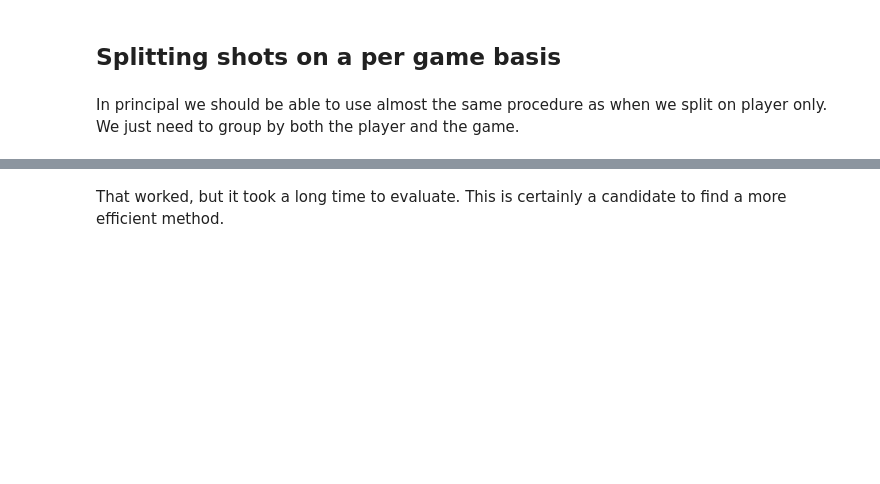
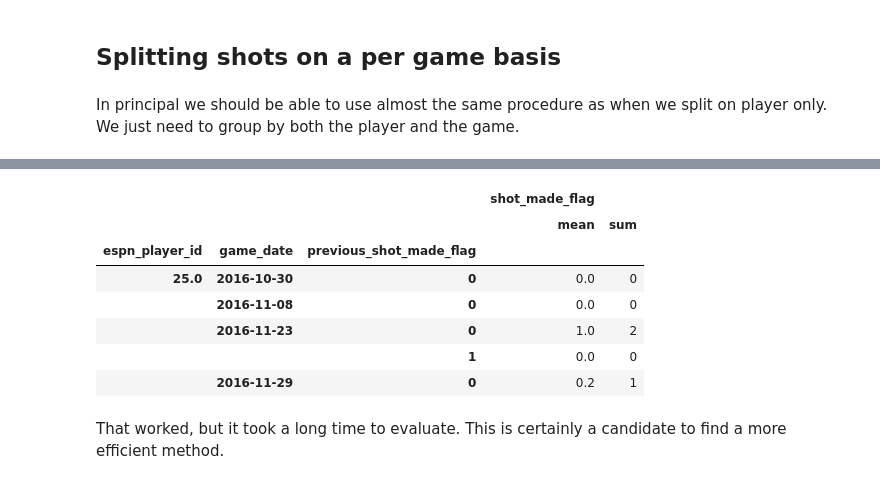
Before and after one commit to pbyrnes/hotHand, a Jupyter notebook: notebooks/hotHandEffect.ipynb, the cells around one changed output, grey strips where cells are left out. Saved outputs shown, nothing was run; the diff lists cells and outputs as text; code cells hidden in the pictures; blank space fills up the shorter version.

```diff
--- a/notebooks/hotHandEffect.ipynb
+++ b/notebooks/hotHandEffect.ipynb
@@ -198,3 +179,15 @@ player_shot_df.head()
+# %%
+player_shot_df = shots_only_previous[['previous_shot_made_flag','game_date','espn_player_id','shot_made_flag']].groupby(['espn_player_id','game_date','previous_shot_made_flag']).aggregate([numpy.mean,numpy.sum])
+player_shot_df.head()
+# %% [output]
+|  |  |  | shot_made_flag |  |
+|  |  |  | mean | sum |
+| espn_player_id | game_date | previous_shot_made_flag |  |  |
+| 25.0 | 2016-10-30 | 0 | 0.0 | 0 |
+|  | 2016-11-08 | 0 | 0.0 | 0 |
+|  | 2016-11-23 | 0 | 1.0 | 2 |
+|  |  | 1 | 0.0 | 0 |
+|  | 2016-11-29 | 0 | 0.2 | 1 |
 # %% [markdown]
 That worked, but it took a long time to evaluate.  This is certainly a candidate to find a more efficient method.
 # %% [markdown]
```
Also changed, not shown: parts of 13 cells of this notebook.
